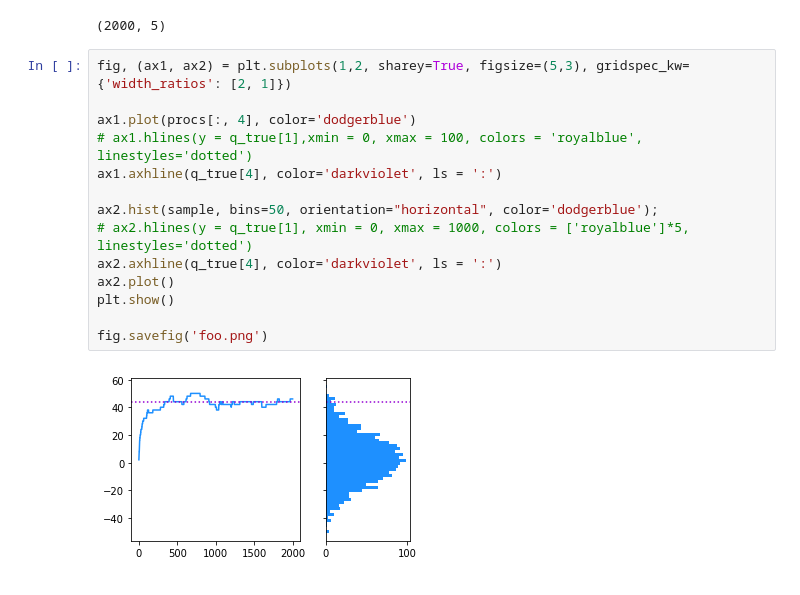
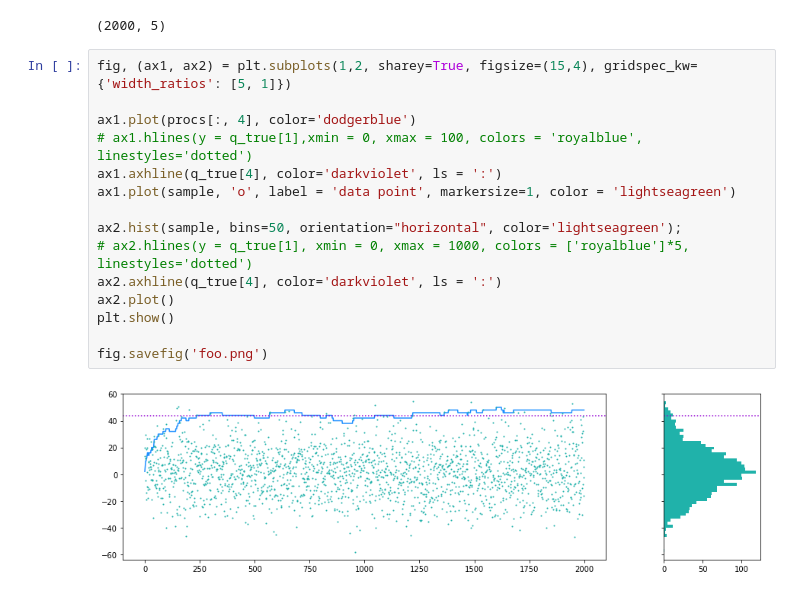
Before and after one commit to chengsoonong/eheye, a Jupyter notebook: QuantEst/sgd_est_experiment/Presentation plot.ipynb, the cells around one changed output. Saved outputs shown, nothing was run; the diff lists cells and outputs as text.

```diff
--- a/QuantEst/sgd_est_experiment/Presentation plot.ipynb
+++ b/QuantEst/sgd_est_experiment/Presentation plot.ipynb
@@ -111,21 +111,22 @@ print (procs.shape)
 # %% [output]
 (2000, 5)
 # %%
-fig, (ax1, ax2) = plt.subplots(1,2, sharey=True, figsize=(5,3), gridspec_kw={'width_ratios': [2, 1]})
+fig, (ax1, ax2) = plt.subplots(1,2, sharey=True, figsize=(15,4), gridspec_kw={'width_ratios': [5, 1]})
 
 ax1.plot(procs[:, 4], color='dodgerblue')
 # ax1.hlines(y = q_true[1],xmin = 0, xmax = 100, colors = 'royalblue', linestyles='dotted')
 ax1.axhline(q_true[4], color='darkviolet', ls = ':')
+ax1.plot(sample, 'o', label = 'data point', markersize=1, color = 'lightseagreen')
 
-ax2.hist(sample, bins=50, orientation="horizontal", color='dodgerblue');
+ax2.hist(sample, bins=50, orientation="horizontal", color='lightseagreen');
 # ax2.hlines(y = q_true[1], xmin = 0, xmax = 1000, colors = ['royalblue']*5, linestyles='dotted')
 ax2.axhline(q_true[4], color='darkviolet', ls = ':')
 ax2.plot()
 plt.show()
 
 fig.savefig('foo.png')
 # %% [output]
-[figure, old version]
+[figure, new version]
 # %%
 fig, ax = plt.subplots()
 ax.hist(sample, bins=50, color='dodgerblue');
```
Also changed, not shown: parts of 3 cells of this notebook, 9 other files.
